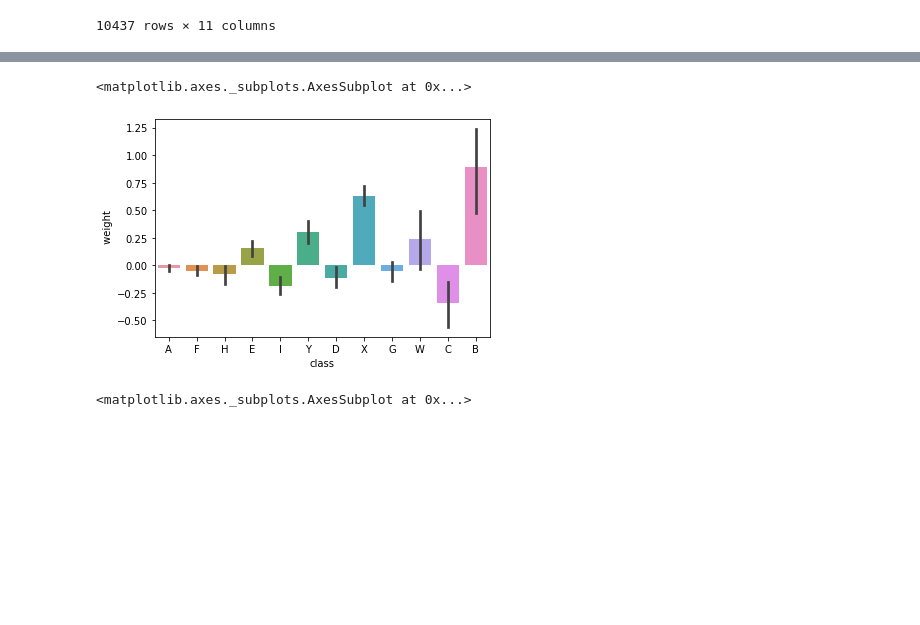
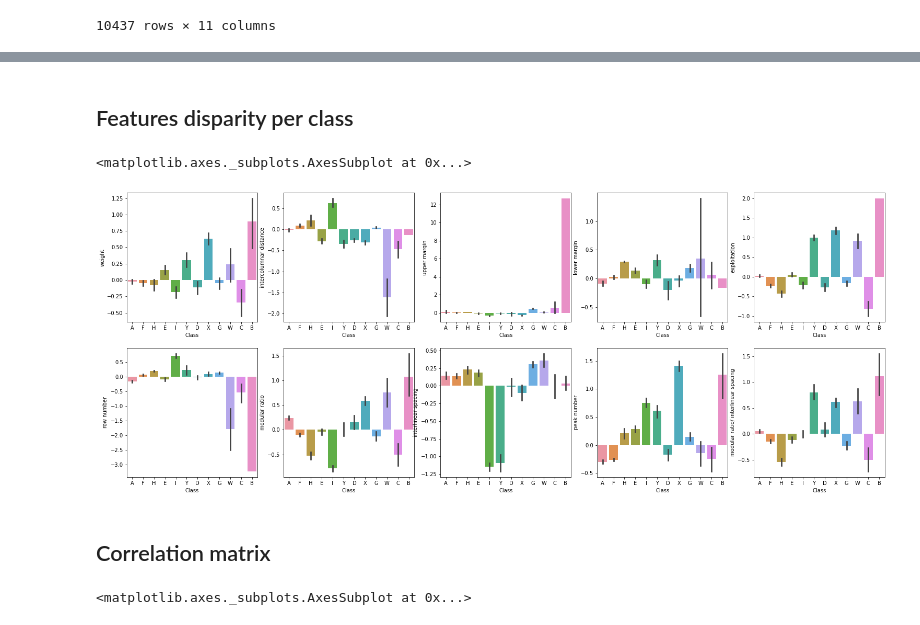
Before and after one commit to Nelo781/Project-Python-A4, a Jupyter notebook: Projet final/Code.py.ipynb, the cells around one changed output, grey strips where cells are left out. Cells and saved outputs as stored; diff of their text form; code cells hidden in the pictures; blank space fills up the shorter version.

```diff
--- a/Projet final/Code.py.ipynb
+++ b/Projet final/Code.py.ipynb
@@ -9,6 +14,6 @@ from sklearn.model_selection import GridSearchCV
 # %%
 train_data = pd.read_csv("avila/avila-tr.txt", sep=",",header = None)
-train_data.columns = ["intercolumnar distance","upper margin","lower margin","exploitation"," row number","modular ratio","interlinear spacing"," weight","peak number","modular ratio/ interlinear spacing","class"]
+train_data.columns = ["intercolumnar distance","upper margin","lower margin","exploitation","row number","modular ratio","interlinear spacing","weight","peak number","modular ratio/ interlinear spacing","Class"]
 # %%
 train_data
 # %% [output]
@@ -68,9 +73,23 @@ Y_test = test_data["class"]
-# %%
-
-sns.barplot(train_data["class"],train_data[" weight"])
-# %% [output]
-<matplotlib.axes._subplots.AxesSubplot at 0x...>
-[figure, removed]
+# %% [markdown]
+## Features disparity per class
+# %%
+
+fig, axes = plt.subplots(2,5,figsize=(26,10))
+sns.barplot(ax = axes[0,0], y=train_data["weight"], x = train_data["Class"])
+sns.barplot(ax = axes[0,1],y=train_data["intercolumnar distance"], x = train_data["Class"])
+sns.barplot(ax = axes[0,2],y=train_data["upper margin"], x = train_data["Class"])
+sns.barplot(ax = axes[0,3],y=train_data["lower margin"], x = train_data["Class"])
+sns.barplot(ax = axes[0,4],y=train_data["exploitation"], x = train_data["Class"])
+sns.barplot(ax = axes[1,0],y=train_data["row number"], x = train_data["Class"])
+sns.barplot(ax = axes[1,1],y=train_data["modular ratio"], x = train_data["Class"])
+sns.barplot(ax = axes[1,2],y=train_data["interlinear spacing"], x = train_data["Class"])
+sns.barplot(ax = axes[1,3],y=train_data["peak number"], x = train_data["Class"])
+sns.barplot(ax = axes[1,4],y=train_data["modular ratio/ interlinear spacing"], x = train_data["Class"])
+# %% [output]
+<matplotlib.axes._subplots.AxesSubplot at 0x...>
+[figure, added]
+# %% [markdown]
+## Correlation matrix
 # %%
 
 sns.heatmap(X_train.corr())
```
Also changed, not shown: parts of 27 cells of this notebook.
